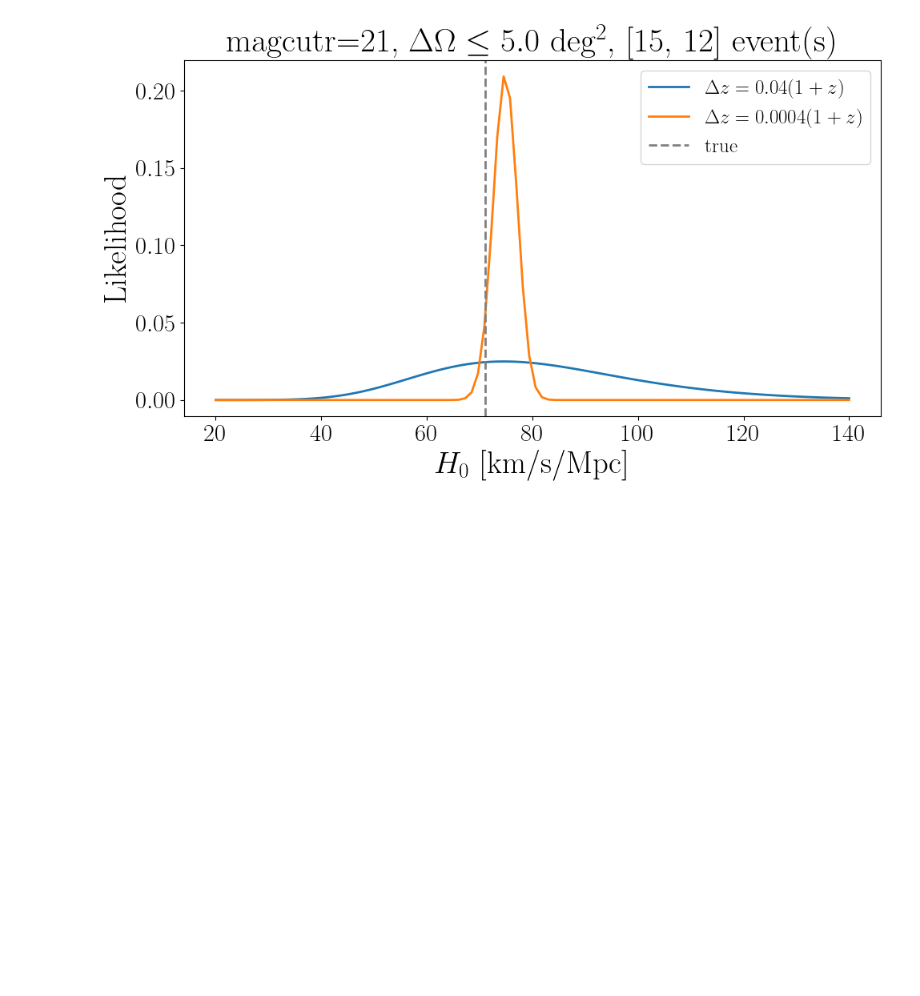
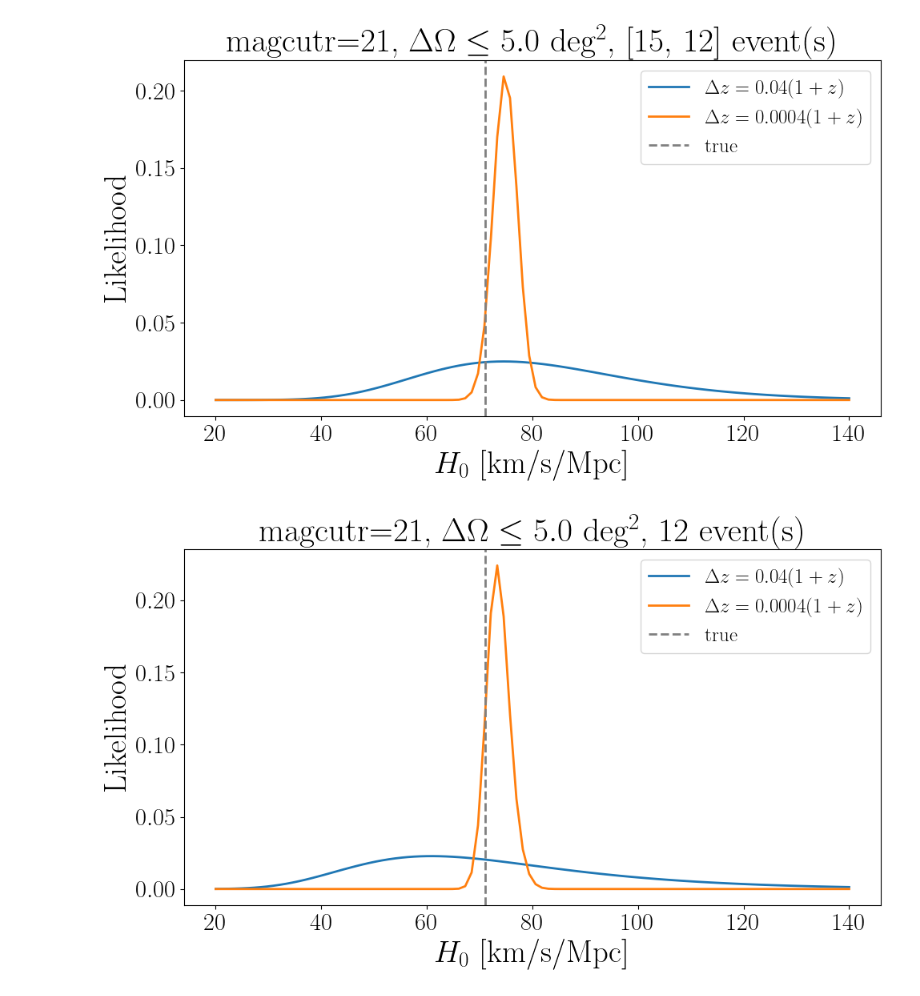
Before and after one commit to seanmacb/northstars_S26B_prep, a Jupyter notebook: infer_H0_simulation_for_proposal/load_and_plot_likelihood_from_h5.ipynb, the cells around one changed output. Saved outputs shown, nothing was run; the diff lists cells and outputs as text; code cells hidden in the pictures; blank space fills up the shorter version.

Commit message:
add plot

```diff
--- a/infer_H0_simulation_for_proposal/load_and_plot_likelihood_from_h5.ipynb
+++ b/infer_H0_simulation_for_proposal/load_and_plot_likelihood_from_h5.ipynb
@@ -134,3 +134,40 @@ plt.legend()
 plt.show()
 # %% [output]
 [figure]
+# %%
+import h5py
+import numpy as np
+import matplotlib.pyplot as plt
+
+deltaz_list = [0.04, 0.0004]
+mag_cut_r = 21
+criteria = 'impose_threthold_on_sky_area'
+threshold = 5.0 # deg^2
+random_seed = [0,1,2]
+
+H0_list = []
+like_list = []
+for deltaz in deltaz_list:
+    name = f'deltaz_{deltaz}_mag_cut_r_{mag_cut_r}_criteria_{criteria}_threshold_{threshold}_random_seed_{random_seed[0]}-{random_seed[1]}-{random_seed[2]}'
+    output_dir = f"./outdirs/outdir_{name}"
+    output_file = f"{output_dir}/likelihood_{name}.h5"
+    with h5py.File(output_file, 'r') as f:
+        H0_array = f['H0'][:]
+        like_array = f['likelihood'][:]
+        log_likelihood_all_events = f['log_likelihood_all_events'][:]
+        H0_list.append(H0_array)
+        like_list.append(like_array)
+
+plt.style.use('~/research/my_plot_style.style')
+plt.figure()
+for i, (H0_array, like_array) in enumerate(zip(H0_list, like_list)):
+    plt.plot(H0_array, like_array, label=fr'$\Delta z={deltaz_list[i]}(1+z)$')
+plt.axvline(71, color='gray', linestyle='--', label=r'true')
+plt.title(rf'magcutr={mag_cut_r}, $\Delta\Omega \le {threshold}$ deg$^2$, {len(log_likelihood_all_events)} event(s)')
+plt.xlabel(r'$H_0$ [km/s/Mpc]')
+plt.ylabel('Likelihood')
+plt.grid()
+plt.legend()
+plt.show()
+# %% [output]
+[figure, added]
```
